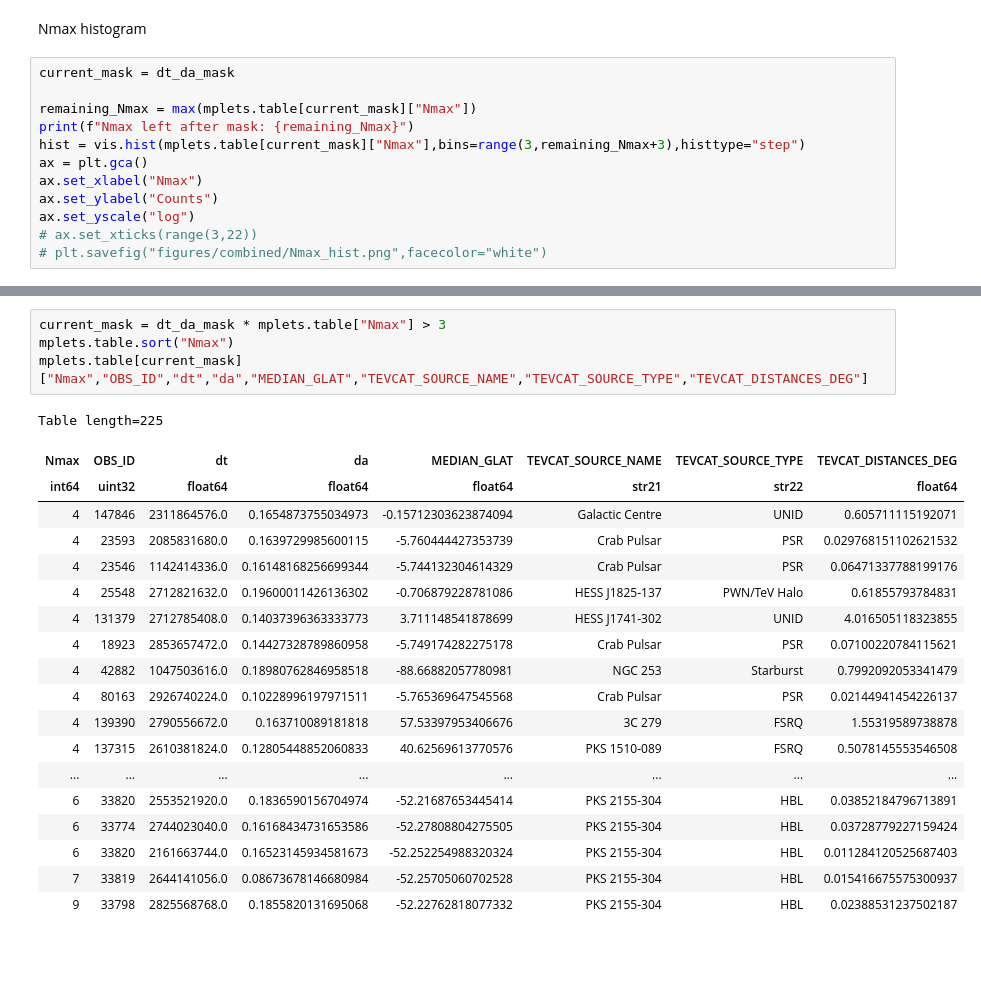
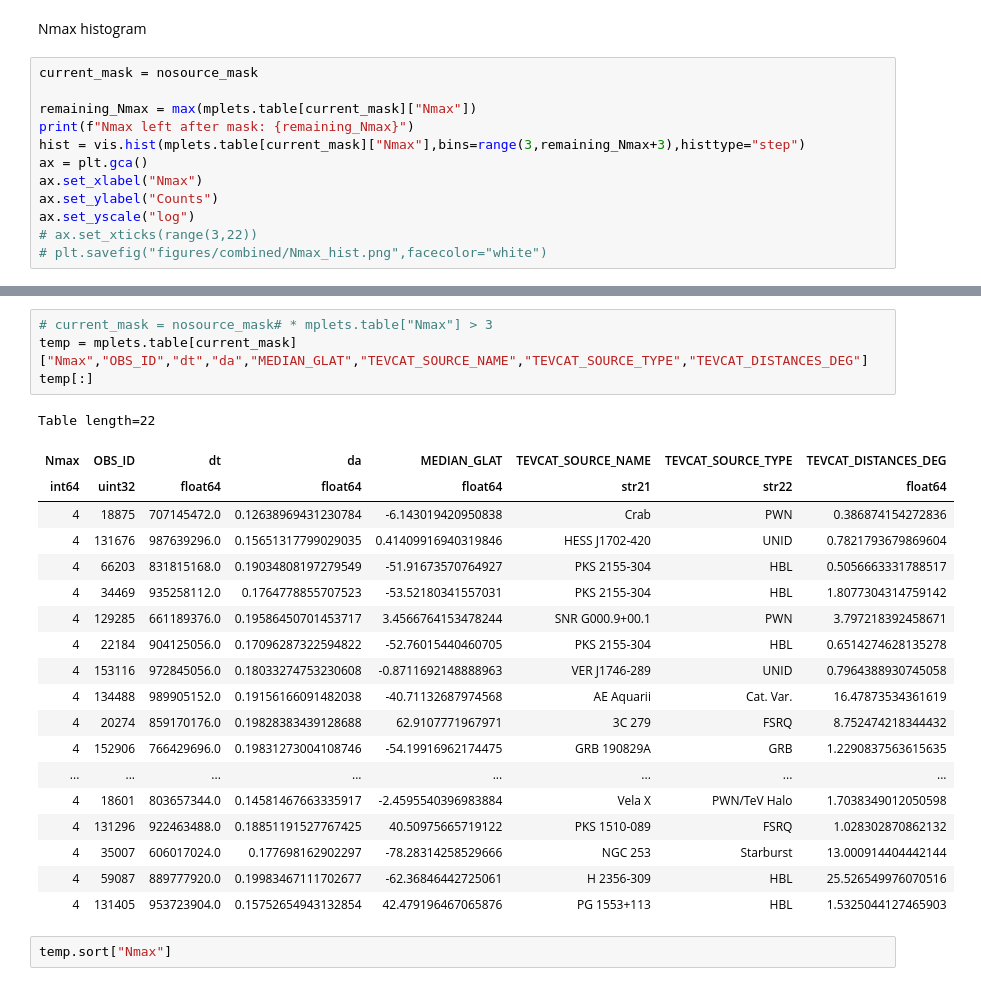
Before and after one commit to annanayjaitly/gamma_transients, a Jupyter notebook: testing/read_scanner_results.ipynb, the cells around one changed output, grey strips where cells are left out. Saved outputs shown, nothing was run; the diff lists cells and outputs as text; blank space fills up the shorter version.

```diff
--- a/testing/read_scanner_results.ipynb
+++ b/testing/read_scanner_results.ipynb
@@ -148,7 +122,7 @@ ax.images[0].set_norm(colors.PowerNorm(.2))
 # %% [markdown]
 Nmax histogram
 # %%
-current_mask = dt_da_mask
+current_mask = nosource_mask
 
 remaining_Nmax = max(mplets.table[current_mask]["Nmax"])
 print(f"Nmax left after mask: {remaining_Nmax}")
@@ -165,24 +139,26 @@ Nmax left after mask: 9
 # %%
-current_mask = dt_da_mask * mplets.table["Nmax"] > 3
-mplets.table.sort("Nmax")
-mplets.table[current_mask]["Nmax","OBS_ID","dt","da","MEDIAN_GLAT","TEVCAT_SOURCE_NAME","TEVCAT_SOURCE_TYPE","TEVCAT_DISTANCES_DEG"]
+# current_mask = nosource_mask# * mplets.table["Nmax"] > 3
+temp = mplets.table[current_mask]["Nmax","OBS_ID","dt","da","MEDIAN_GLAT","TEVCAT_SOURCE_NAME","TEVCAT_SOURCE_TYPE","TEVCAT_DISTANCES_DEG"]
+temp[:]
 # %% [output]
-Table length=225
+Table length=22
 | Nmax | OBS_ID | dt | da | MEDIAN_GLAT | TEVCAT_SOURCE_NAME | TEVCAT_SOURCE_TYPE | TEVCAT_DISTANCES_DEG |
 | int64 | uint32 | float64 | float64 | float64 | str21 | str22 | float64 |
-| 4 | 147846 | 2311864576.0 | 0.1654873755034973 | -0.15712303623874094 | Galactic Centre | UNID | 0.605711115192071 |
-| 4 | 23593 | 2085831680.0 | 0.1639729985600115 | -5.760444427353739 | Crab Pulsar | PSR | 0.029768151102621532 |
-| 4 | 23546 | 1142414336.0 | 0.16148168256699344 | -5.744132304614329 | Crab Pulsar | PSR | 0.06471337788199176 |
-| 4 | 25548 | 2712821632.0 | 0.19600011426136302 | -0.706879228781086 | HESS J1825-137 | PWN/TeV Halo | 0.61855793784831 |
-| 4 | 131379 | 2712785408.0 | 0.14037396363333773 | 3.711148541878699 | HESS J1741-302 | UNID | 4.016505118323855 |
-| 4 | 18923 | 2853657472.0 | 0.14427328789860958 | -5.749174282275178 | Crab Pulsar | PSR | 0.07100220784115621 |
-| 4 | 42882 | 1047503616.0 | 0.18980762846958518 | -88.66882057780981 | NGC 253 | Starburst | 0.7992092053341479 |
-| 4 | 80163 | 2926740224.0 | 0.10228996197971511 | -5.765369647545568 | Crab Pulsar | PSR | 0.02144941454226137 |
-| 4 | 139390 | 2790556672.0 | 0.163710089181818 | 57.53397953406676 | 3C 279 | FSRQ | 1.55319589738878 |
-| 4 | 137315 | 2610381824.0 | 0.12805448852060833 | 40.62569613770576 | PKS 1510-089 | FSRQ | 0.5078145553546508 |
+| 4 | 18875 | 707145472.0 | 0.12638969431230784 | -6.143019420950838 | Crab | PWN | 0.386874154272836 |
+| 4 | 131676 | 987639296.0 | 0.15651317799029035 | 0.41409916940319846 | HESS J1702-420 | UNID | 0.7821793679869604 |
+| 4 | 66203 | 831815168.0 | 0.19034808197279549 | -51.91673570764927 | PKS 2155-304 | HBL | 0.5056663331788517 |
+| 4 | 34469 | 935258112.0 | 0.1764778855707523 | -53.52180341557031 | PKS 2155-304 | HBL | 1.8077304314759142 |
+| 4 | 129285 | 661189376.0 | 0.19586450701453717 | 3.4566764153478244 | SNR G000.9+00.1 | PWN | 3.797218392458671 |
+| 4 | 22184 | 904125056.0 | 0.17096287322594822 | -52.76015440460705 | PKS 2155-304 | HBL | 0.6514274628135278 |
+| 4 | 153116 | 972845056.0 | 0.18033274753230608 | -0.8711692148888963 | VER J1746-289 | UNID | 0.7964388930745058 |
+| 4 | 134488 | 989905152.0 | 0.19156166091482038 | -40.71132687974568 | AE Aquarii | Cat. Var. | 16.47873534361619 |
+| 4 | 20274 | 859170176.0 | 0.19828383439128688 | 62.9107771967971 | 3C 279 | FSRQ | 8.752474218344432 |
+| 4 | 152906 | 766429696.0 | 0.19831273004108746 | -54.19916962174475 | GRB 190829A | GRB | 1.2290837563615635 |
 | ... | ... | ... | ... | ... | ... | ... | ... |
-| 6 | 33820 | 2553521920.0 | 0.1836590156704974 | -52.21687653445414 | PKS 2155-304 | HBL | 0.03852184796713891 |
-| 6 | 33774 | 2744023040.0 | 0.16168434731653586 | -52.27808804275505 | PKS 2155-304 | HBL | 0.03728779227159424 |
-| 6 | 33820 | 2161663744.0 | 0.16523145934581673 | -52.252254988320324 | PKS 2155-304 | HBL | 0.011284120525687403 |
-| 7 | 33819 | 2644141056.0 | 0.08673678146680984 | -52.25705060702528 | PKS 2155-304 | HBL | 0.015416675575300937 |
-| 9 | 33798 | 2825568768.0 | 0.1855820131695068 | -52.22762818077332 | PKS 2155-304 | HBL | 0.02388531237502187 |
+| 4 | 18601 | 803657344.0 | 0.14581467663335917 | -2.4595540396983884 | Vela X | PWN/TeV Halo | 1.7038349012050598 |
+| 4 | 131296 | 922463488.0 | 0.18851191527767425 | 40.50975665719122 | PKS 1510-089 | FSRQ | 1.028302870862132 |
+| 4 | 35007 | 606017024.0 | 0.177698162902297 | -78.28314258529666 | NGC 253 | Starburst | 13.000914404442144 |
+| 4 | 59087 | 889777920.0 | 0.19983467111702677 | -62.36846442725061 | H 2356-309 | HBL | 25.526549976070516 |
+| 4 | 131405 | 953723904.0 | 0.15752654943132854 | 42.479196467065876 | PG 1553+113 | HBL | 1.5325044127465903 |
+# %%
+temp.sort["Nmax"]
```
Also changed, not shown: parts of 15 cells of this notebook, 1 other file.
